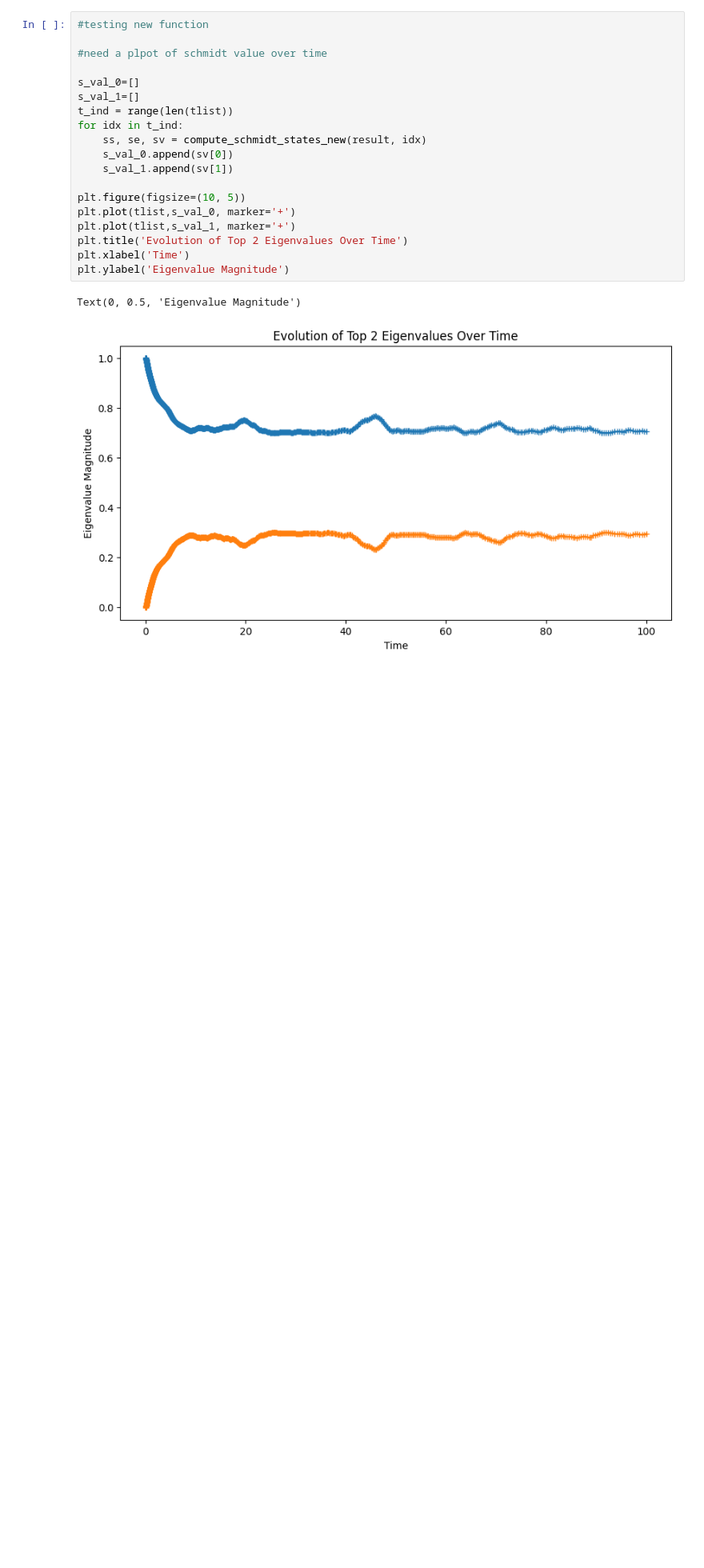
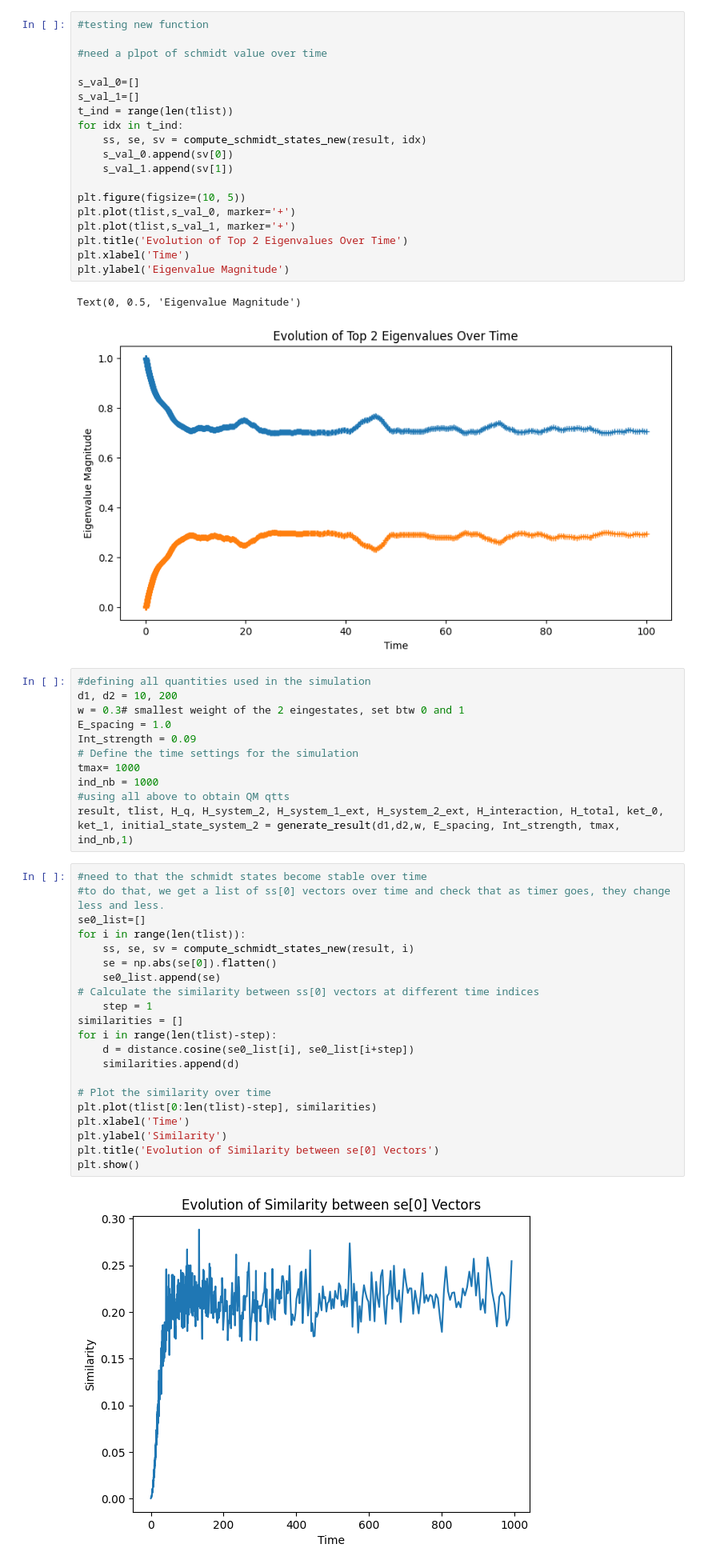
Before and after one commit to MarinAndreGirard/Quantum_Branching, a Jupyter notebook: Testing_schmidt_solve.ipynb, the cells around one changed output. Shown at 80% size. Saved outputs shown, nothing was run; the diff lists cells and outputs as text; blank space fills up the shorter version.

```diff
--- a/Testing_schmidt_solve.ipynb
+++ b/Testing_schmidt_solve.ipynb
@@ -118,3 +123,37 @@ plt.ylabel('Eigenvalue Magnitude')
 # %% [output]
 Text(0, 0.5, 'Eigenvalue Magnitude')
 [figure]
+# %%
+#defining all quantities used in the simulation
+d1, d2 = 10, 200
+w = 0.3# smallest weight of the 2 eingestates, set btw 0 and 1
+E_spacing = 1.0
+Int_strength = 0.09
+# Define the time settings for the simulation
+tmax= 1000
+ind_nb = 1000
+#using all above to obtain QM qtts
+result, tlist, H_q, H_system_2, H_system_1_ext, H_system_2_ext, H_interaction, H_total, ket_0, ket_1, initial_state_system_2 = generate_result(d1,d2,w, E_spacing, Int_strength, tmax, ind_nb,1)
+# %%
+#need to that the schmidt states become stable over time
+#to do that, we get a list of ss[0] vectors over time and check that as timer goes, they change less and less.
+se0_list=[]
+for i in range(len(tlist)):
+    ss, se, sv = compute_schmidt_states_new(result, i)
+    se = np.abs(se[0]).flatten()
+    se0_list.append(se)
+# Calculate the similarity between ss[0] vectors at different time indices
+    step = 1
+similarities = []
+for i in range(len(tlist)-step):
+    d = distance.cosine(se0_list[i], se0_list[i+step])
+    similarities.append(d)
+
+# Plot the similarity over time
+plt.plot(tlist[0:len(tlist)-step], similarities)
+plt.xlabel('Time')
+plt.ylabel('Similarity')
+plt.title('Evolution of Similarity between se[0] Vectors')
+plt.show()
+# %% [output]
+[figure, added]
```
Also changed, not shown: parts of 2 cells of this notebook, 4 other files.
